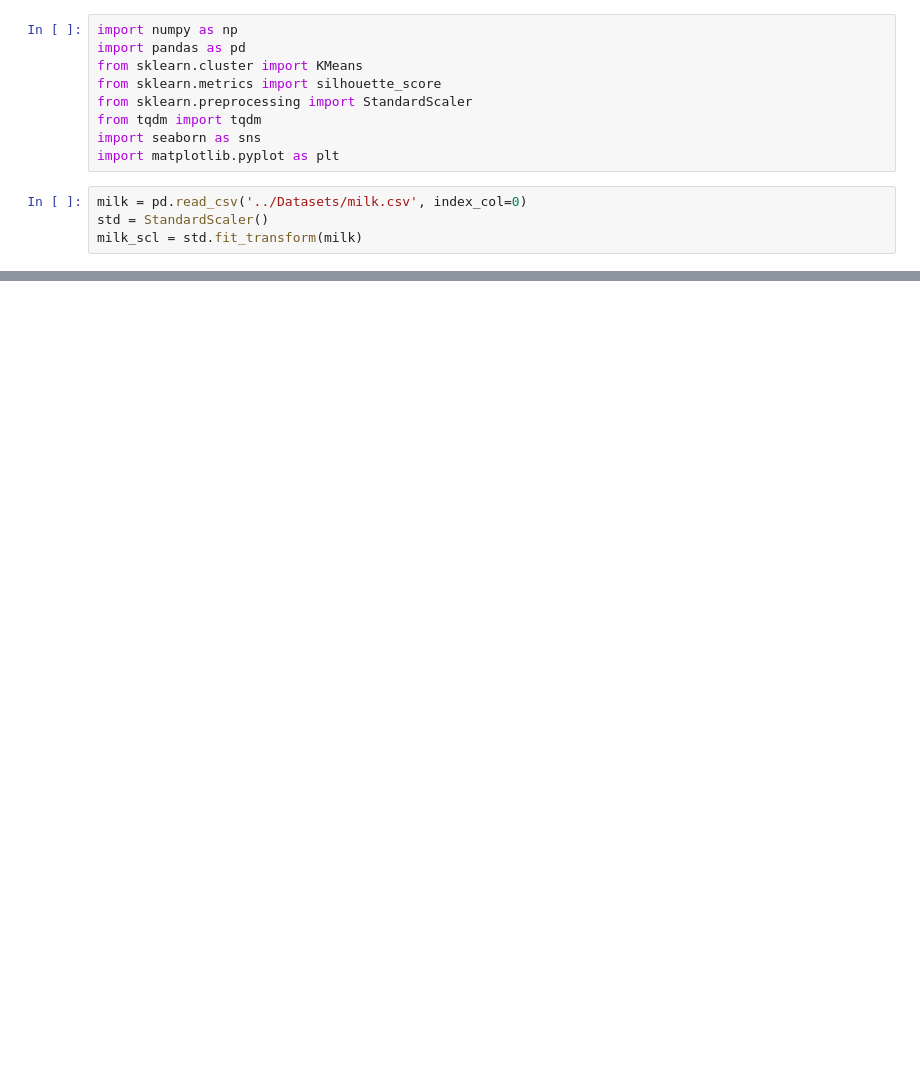
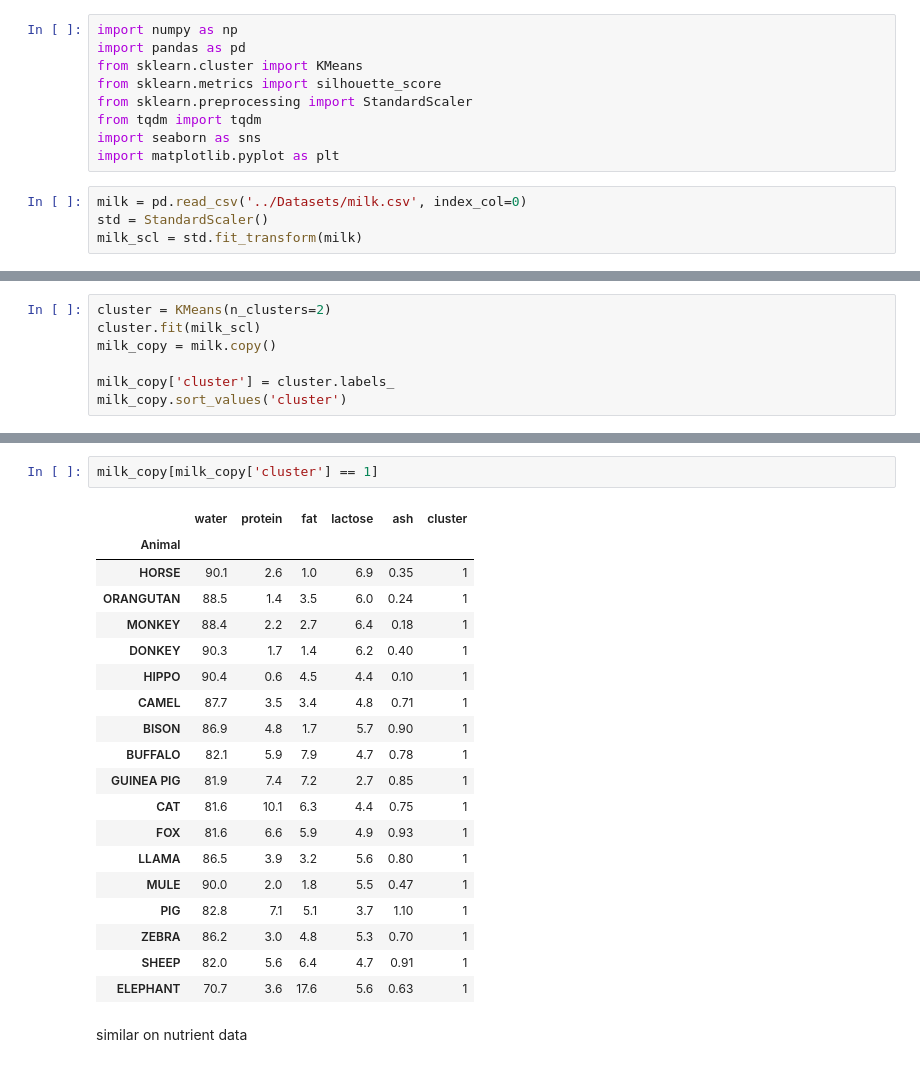
Before and after one commit to DAI-ai-code/Machine-Learning, a Jupyter notebook: day9/3_kmean.ipynb, the cells around one changed output, grey strips where cells are left out. Drawn from its saved outputs; the diff is of its cells as text; blank space fills up the shorter version.

```diff
--- a/day9/3_kmean.ipynb
+++ b/day9/3_kmean.ipynb
@@ -45,0 +46,7 @@ plt.show()
+# %%
+cluster = KMeans(n_clusters=2)
+cluster.fit(milk_scl)
+milk_copy = milk.copy()
+
+milk_copy['cluster'] = cluster.labels_
+milk_copy.sort_values('cluster')
@@ -45,0 +92,24 @@ plt.show()
+# %%
+milk_copy[milk_copy['cluster'] == 1]
+# %% [output]
+|  | water | protein | fat | lactose | ash | cluster |
+| Animal |  |  |  |  |  |  |
+| HORSE | 90.1 | 2.6 | 1.0 | 6.9 | 0.35 | 1 |
+| ORANGUTAN | 88.5 | 1.4 | 3.5 | 6.0 | 0.24 | 1 |
+| MONKEY | 88.4 | 2.2 | 2.7 | 6.4 | 0.18 | 1 |
+| DONKEY | 90.3 | 1.7 | 1.4 | 6.2 | 0.40 | 1 |
+| HIPPO | 90.4 | 0.6 | 4.5 | 4.4 | 0.10 | 1 |
+| CAMEL | 87.7 | 3.5 | 3.4 | 4.8 | 0.71 | 1 |
+| BISON | 86.9 | 4.8 | 1.7 | 5.7 | 0.90 | 1 |
+| BUFFALO | 82.1 | 5.9 | 7.9 | 4.7 | 0.78 | 1 |
+| GUINEA PIG | 81.9 | 7.4 | 7.2 | 2.7 | 0.85 | 1 |
+| CAT | 81.6 | 10.1 | 6.3 | 4.4 | 0.75 | 1 |
+| FOX | 81.6 | 6.6 | 5.9 | 4.9 | 0.93 | 1 |
+| LLAMA | 86.5 | 3.9 | 3.2 | 5.6 | 0.80 | 1 |
+| MULE | 90.0 | 2.0 | 1.8 | 5.5 | 0.47 | 1 |
+| PIG | 82.8 | 7.1 | 5.1 | 3.7 | 1.10 | 1 |
+| ZEBRA | 86.2 | 3.0 | 4.8 | 5.3 | 0.70 | 1 |
+| SHEEP | 82.0 | 5.6 | 6.4 | 4.7 | 0.91 | 1 |
+| ELEPHANT | 70.7 | 3.6 | 17.6 | 5.6 | 0.63 | 1 |
+# %% [markdown]
+similar on nutrient data
```
Also changed, not shown: parts of 10 cells of this notebook, 1 other file.
